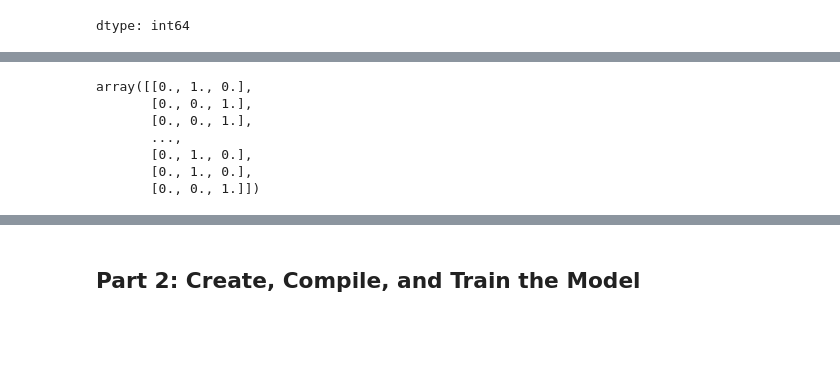
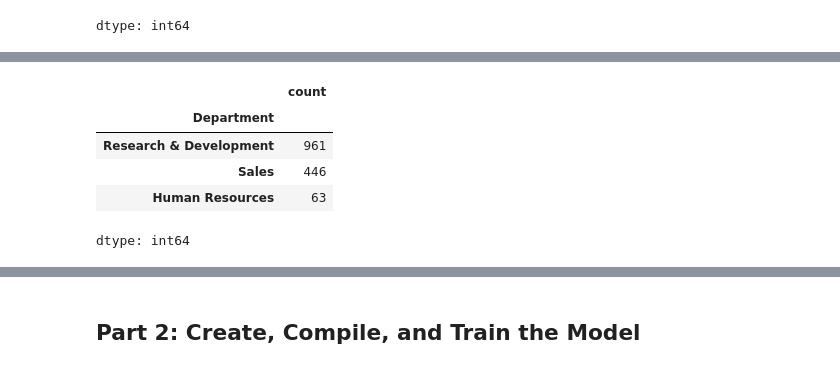
Before and after one commit to sowmyarshetty/neural-network-challenge-2, a Jupyter notebook: attrition.ipynb, the cells around one changed output, grey strips where cells are left out. Cells and saved outputs as stored; diff of their text form; code cells hidden in the pictures; blank space fills up the shorter version.

Commit message:
Updated with model training, printing accuracy

```diff
--- a/attrition.ipynb
+++ b/attrition.ipynb
@@ -103,3 +111,12 @@ X_test_scaled = scaler.transform(X_test)
+# %%
+y_df["Department"].value_counts()
+# %% [output]
+|  | count |
+| Department |  |
+| Research & Development | 961 |
+| Sales | 446 |
+| Human Resources | 63 |
+dtype: int64
 # %%
 from sklearn.preprocessing import OneHotEncoder
 
@@ -109,27 +126,16 @@ ohedept = OneHotEncoder(sparse_output=False)
 # Create two new variables by applying the encoder
 # to the training and testing data
 
-y_train_dept_encoded = ohedept.fit_transform(y_train[['Department']])
-dept_column_names = ohedept.get_feature_names_out(['Department'])
-df_y_train_dept_encoded = pd.DataFrame(y_train_dept_encoded,columns=dept_column_names)
-df_y_train_dept_encoded
-
-y_test_dept_encoded = ohedept.transform(y_test[["Department"]])
-df_y_test_dept_encoded = pd.DataFrame(y_test_dept_encoded,columns=dept_column_names)
-
-y_train_dept_encoded
+y_train_dept = y_train[["Department"]]
+y_test_dept = y_test[["Department"]]
 
 
-# print(df_y_train_dept_encoded.head())
-# print(df_y_test_dept_encoded.head())
+y_train_dept_encoded = ohedept.fit_transform(y_train_dept)
+dept_column_names = ohedept.get_feature_names_out(['Department'])
+
+y_test_dept_encoded = ohedept.transform(y_test_dept)
+
+#y_train_dept_encoded
-# %% [output]
-array([[0., 1., 0.],
-       [0., 0., 1.],
-       [0., 0., 1.],
-       ...,
-       [0., 1., 0.],
-       [0., 1., 0.],
-       [0., 0., 1.]])
 # %%
 # Create a OneHotEncoder for the Attrition column
 oheattr = OneHotEncoder(sparse_output=False)
```
Also changed, not shown: parts of 11 cells of this notebook.
